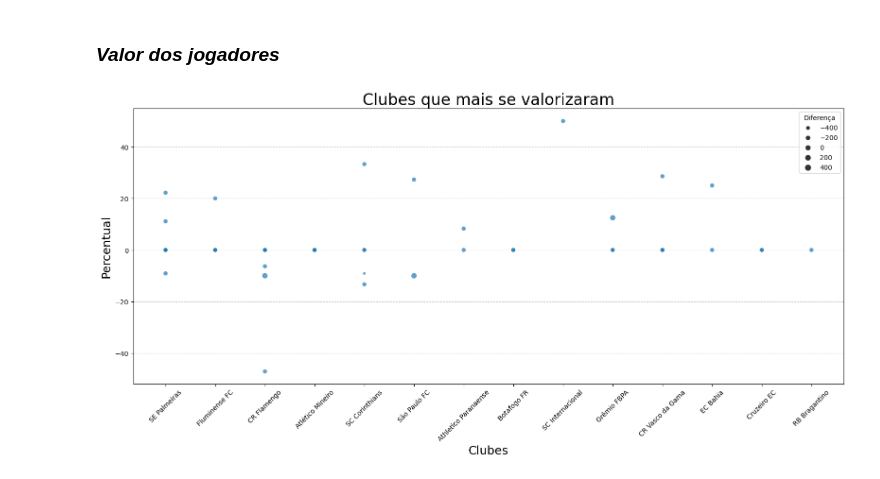
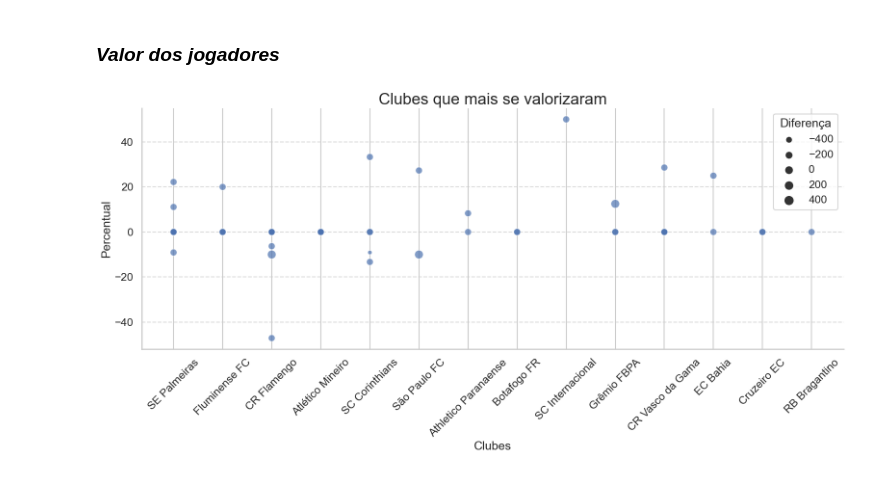
Before and after one commit to AVTBrasil/An-lise-de-Dados-no-Futebol, a Jupyter notebook: Analise_de_dados.ipynb, the cells around one changed output. Drawn from its saved outputs; the diff is of its cells as text; code cells hidden in the pictures.

```diff
--- a/Analise_de_dados.ipynb
+++ b/Analise_de_dados.ipynb
@@ -101,0 +275,3 @@ No artists with labels found to put in legend.  Note that artists whose label st
+# %%
+df_jogador= pd.read_csv("Valor_Jogador.csv")
+display(df_jogador)
@@ -101,0 +488,27 @@ No artists with labels found to put in legend.  Note that artists whose label st
+# %%
+cores_clubes = {
+    'SE Palmeiras': 'darkgreen',
+    'CR Flamengo': 'darkred',
+    'Atlético Mineiro': 'yellow',
+    'Fluminense FC': 'limegreen',
+    'SC Corinthians': 'grey',
+    'Athletico Paranaense': 'orange',
+      'São Paulo FC' : 'pink',
+      'Botafogo FR' : 'blue'
+}
+
+# Criando o gráfico
+sns.set_theme(style="whitegrid")
+plt.figure(figsize=(14, 7))
+df_filtrado = df_jogador[df_jogador['Valor de mercado'] >= 13]
+sns.barplot(data = df_filtrado,x = 'Jogadores', y='Valor de mercado',
+             palette=cores_clubes, hue = 'Clube', alpha = 0.5, width=0.95)
+
+plt.title('Top 10 jogadores mais valorizados da serie A', size = 20)
+plt.xlabel('Jogadores', size = 14)
+plt.ylabel('Valor de Mercado (em bilhões) de euros', size = 14)
+plt.xticks(rotation=45)
+plt.legend(title='Clube', bbox_to_anchor=(1.05, 1), loc='upper left')
+plt.tight_layout()
+
+plt.show()
@@ -246,14 +730,19 @@ df_5.head()
 # %% [markdown]
 ### *Valor dos jogadores* ###
 # %%
-plt.figure(figsize=(16, 8))  # Aumentar o tamanho da figura
-sns.scatterplot(data=df_5, x="Clube", y="%", alpha=0.7, s=50, size = 'Diferença')
+plt.figure(figsize=(16, 8))
+sns.set(style = 'whitegrid')
+sns.set_context("talk")
+
+sns.scatterplot(data=df_jogador, x="Clube", y="%",
+                alpha=0.7, s=300, size = 'Diferença')
 plt.title('Clubes que mais se valorizaram', size=24)
 plt.xlabel('Clubes', size=18)
 plt.ylabel('Percentual', size=18)
 plt.xticks(rotation=45)
 plt.grid(axis='y', linestyle='--', alpha=0.7)
-plt.tight_layout()  #
+sns.despine()
+plt.tight_layout()
 plt.show()
 # %% [output]
-[figure, old version]
+[figure, new version]
```
Also changed, not shown: parts of 80 cells of this notebook.
